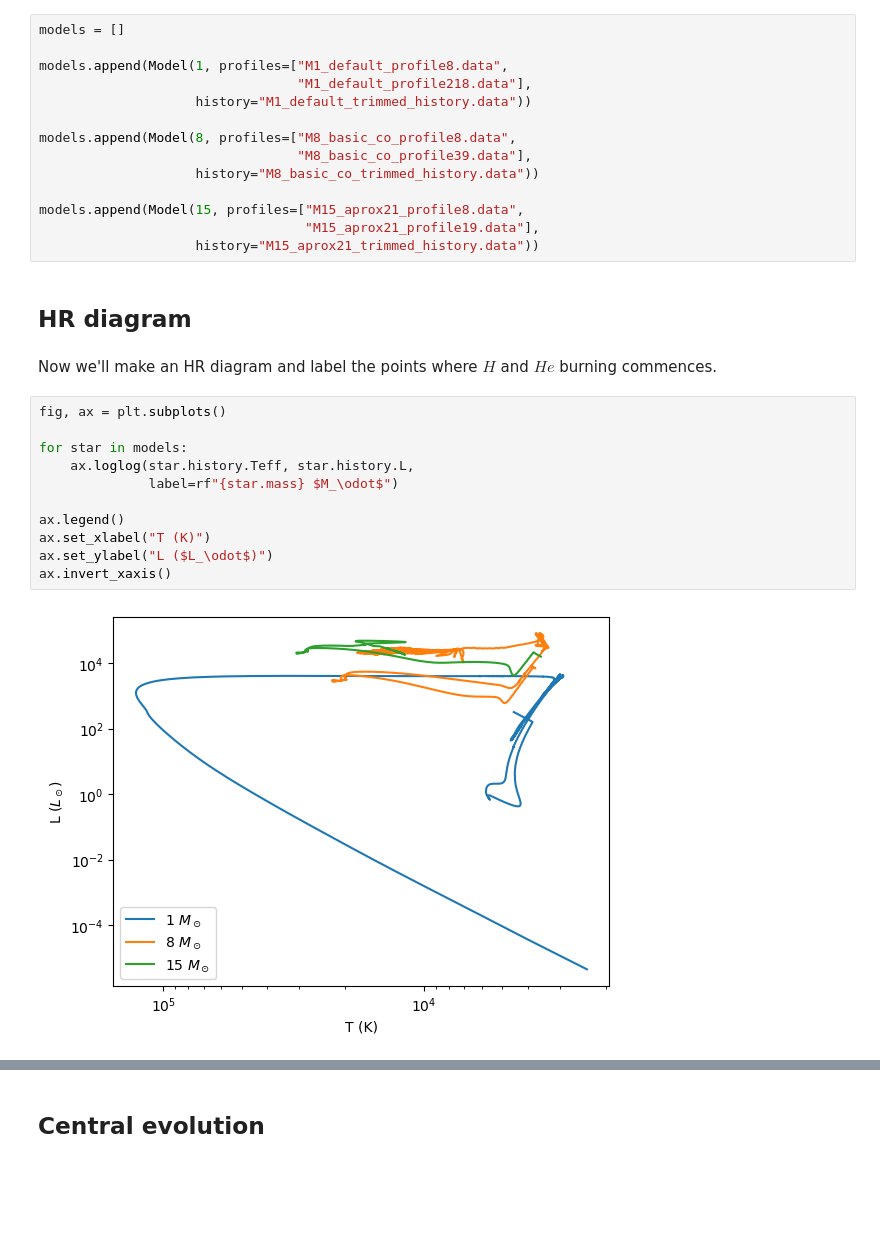
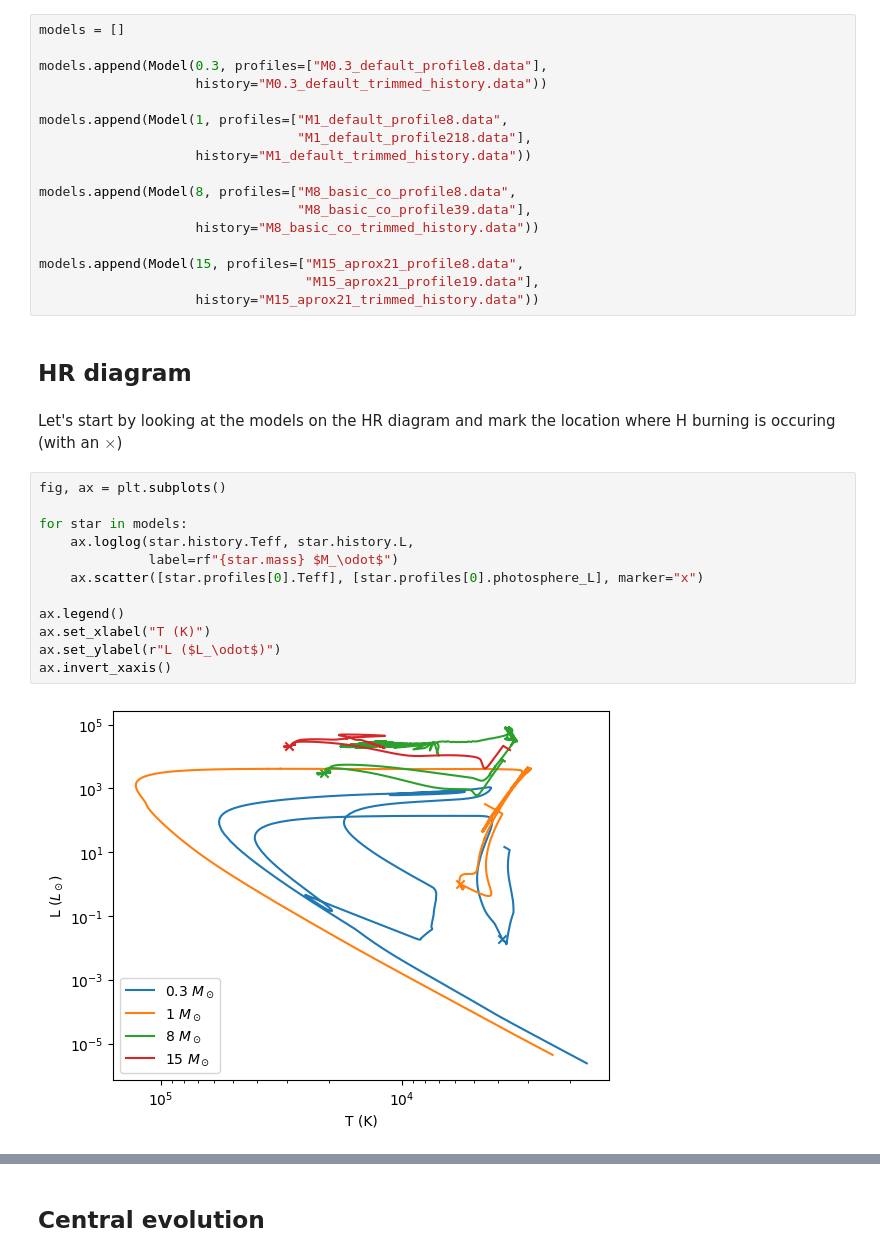
Before and after one commit to zingale/stars, a Jupyter notebook: notebooks/_sources/stellar_evolution/stellar-models.ipynb, the cells around one changed output, grey strips where cells are left out. Saved outputs shown, nothing was run; the diff lists cells and outputs as text; blank space fills up the shorter version.

```diff
--- a/notebooks/_sources/stellar_evolution/stellar-models.ipynb
+++ b/notebooks/_sources/stellar_evolution/stellar-models.ipynb
@@ -44,5 +26,8 @@ Now read in all the data.  For each mass we have 2 profiles and 1 history.  The
 # %%
 models = []
+
+models.append(Model(0.3, profiles=["M0.3_default_profile8.data"],
+                    history="M0.3_default_trimmed_history.data"))
 
 models.append(Model(1, profiles=["M1_default_profile8.data",
                                  "M1_default_profile218.data"],
@@ -58,20 +43,22 @@ models.append(Model(15, profiles=["M15_aprox21_profile8.data",
 # %% [markdown]
 ## HR diagram
 # %% [markdown]
-Now we'll make an HR diagram and label the points where $H$ and $He$ burning commences.
+Let's start by looking at the models on the HR diagram and mark the location where
+H burning is occuring (with an $\times$)
 # %%
 fig, ax = plt.subplots()
 
 for star in models:
     ax.loglog(star.history.Teff, star.history.L,
               label=rf"{star.mass} $M_\odot$")
+    ax.scatter([star.profiles[0].Teff], [star.profiles[0].photosphere_L], marker="x")
 
 ax.legend()
 ax.set_xlabel("T (K)")
-ax.set_ylabel("L ($L_\odot$)")
+ax.set_ylabel(r"L ($L_\odot$)")
 ax.invert_xaxis()
 # %% [output]
-[figure, old version]
+[figure, new version]
 # %% [markdown]
 You can see the main sequence clearly on this plot.
 
```
Also changed, not shown: parts of 27 cells of this notebook, 51 other files.
